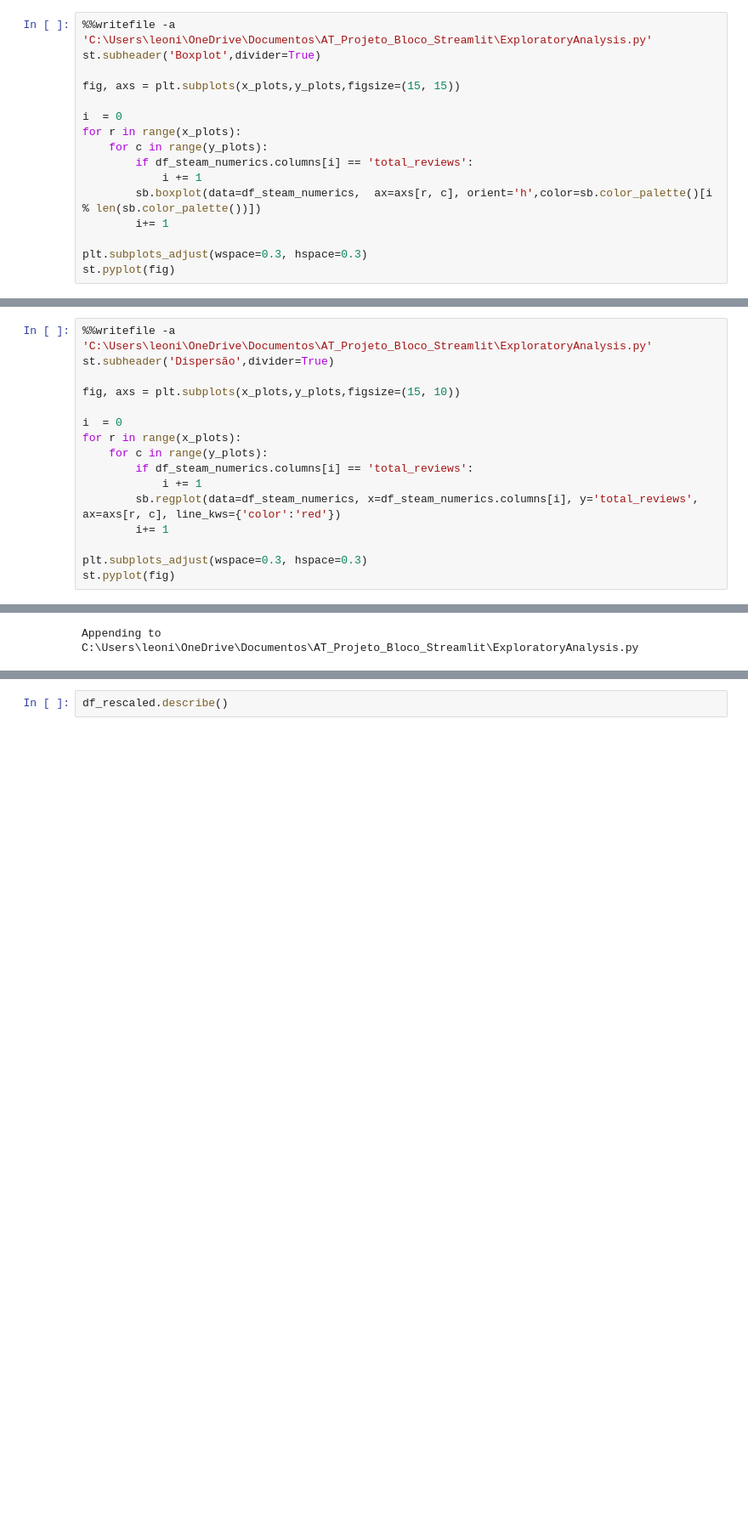
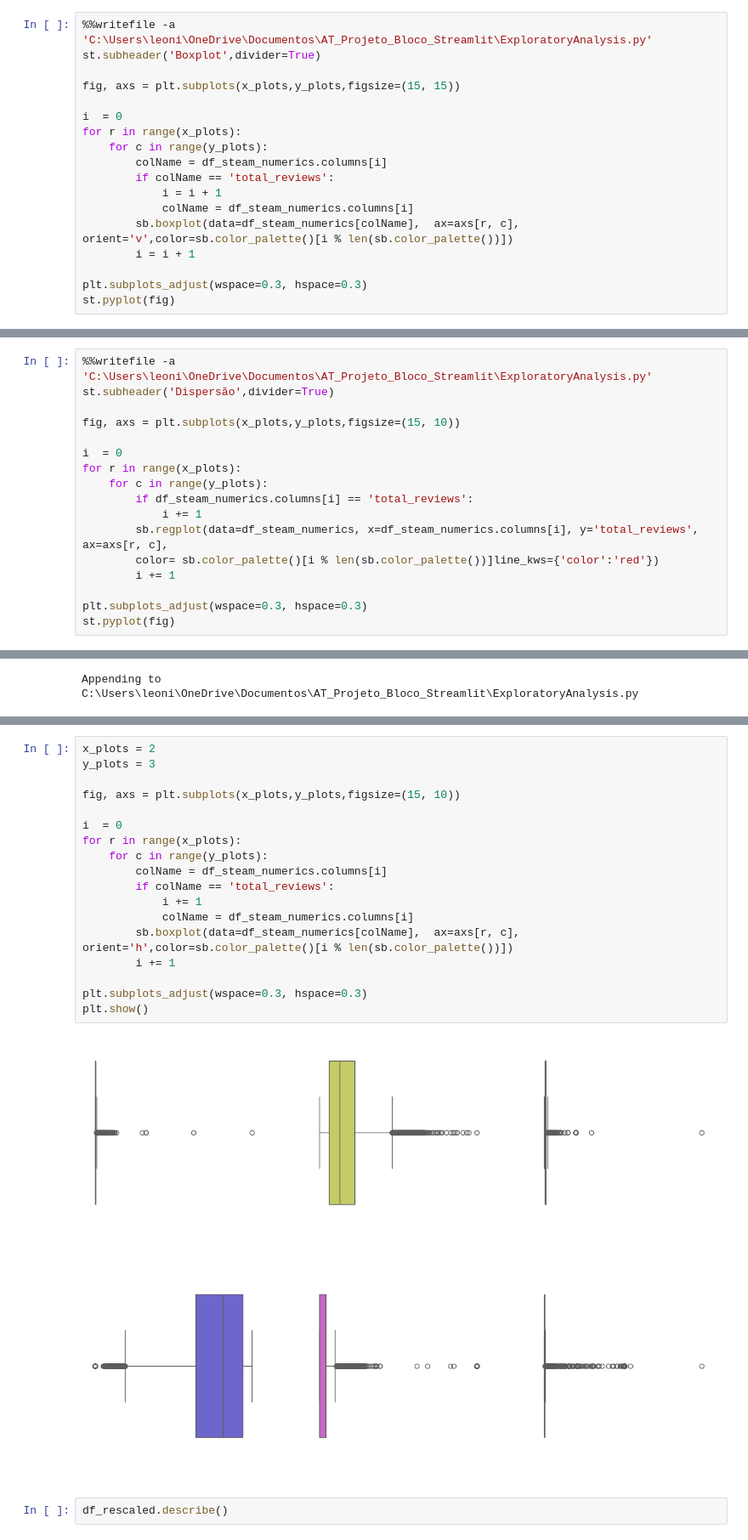
Before and after one commit to Leonidas-Vitor/AT_Projeto_Bloco_Steam, a Jupyter notebook: Jupyters/ExploratoryAnalysis.ipynb, the cells around one changed output, grey strips where cells are left out. Shown: that part at 85% size. Drawn from its saved outputs; the diff is of its cells as text; blank space fills up the shorter version.

```diff
--- a/Jupyters/ExploratoryAnalysis.ipynb
+++ b/Jupyters/ExploratoryAnalysis.ipynb
@@ -50,10 +65,12 @@ fig, axs = plt.subplots(x_plots,y_plots,figsize=(15, 15))
 i  = 0
 for r in range(x_plots):
     for c in range(y_plots):
-        if df_steam_numerics.columns[i] == 'total_reviews':
-            i += 1
-        sb.boxplot(data=df_steam_numerics,  ax=axs[r, c], orient='h',color=sb.color_palette()[i % len(sb.color_palette())])
-        i+= 1
+        colName = df_steam_numerics.columns[i]
+        if colName == 'total_reviews':
+            i = i + 1
+            colName = df_steam_numerics.columns[i]
+        sb.boxplot(data=df_steam_numerics[colName],  ax=axs[r, c], orient='v',color=sb.color_palette()[i % len(sb.color_palette())])
+        i = i + 1
 
 plt.subplots_adjust(wspace=0.3, hspace=0.3)
 st.pyplot(fig)
@@ -72,8 +89,9 @@ for r in range(x_plots):
     for c in range(y_plots):
         if df_steam_numerics.columns[i] == 'total_reviews':
             i += 1
-        sb.regplot(data=df_steam_numerics, x=df_steam_numerics.columns[i], y='total_reviews', ax=axs[r, c], line_kws={'color':'red'})
-        i+= 1
+        sb.regplot(data=df_steam_numerics, x=df_steam_numerics.columns[i], y='total_reviews', ax=axs[r, c],
+        color= sb.color_palette()[i % len(sb.color_palette())]line_kws={'color':'red'})
+        i += 1
 
 plt.subplots_adjust(wspace=0.3, hspace=0.3)
 st.pyplot(fig)
@@ -179,3 +193,23 @@ plt.show()
+# %%
+x_plots = 2
+y_plots = 3
+
+fig, axs = plt.subplots(x_plots,y_plots,figsize=(15, 10))
+
+i  = 0
+for r in range(x_plots):
+    for c in range(y_plots):
+        colName = df_steam_numerics.columns[i]
+        if colName == 'total_reviews':
+            i += 1
+            colName = df_steam_numerics.columns[i]
+        sb.boxplot(data=df_steam_numerics[colName],  ax=axs[r, c], orient='h',color=sb.color_palette()[i % len(sb.color_palette())])
+        i += 1
+
+plt.subplots_adjust(wspace=0.3, hspace=0.3)
+plt.show()
+# %% [output]
+[figure, added]
 # %%
 df_rescaled.describe()
 # %% [output]
```
Also changed, not shown: parts of 2 cells of this notebook, 1 other file.
